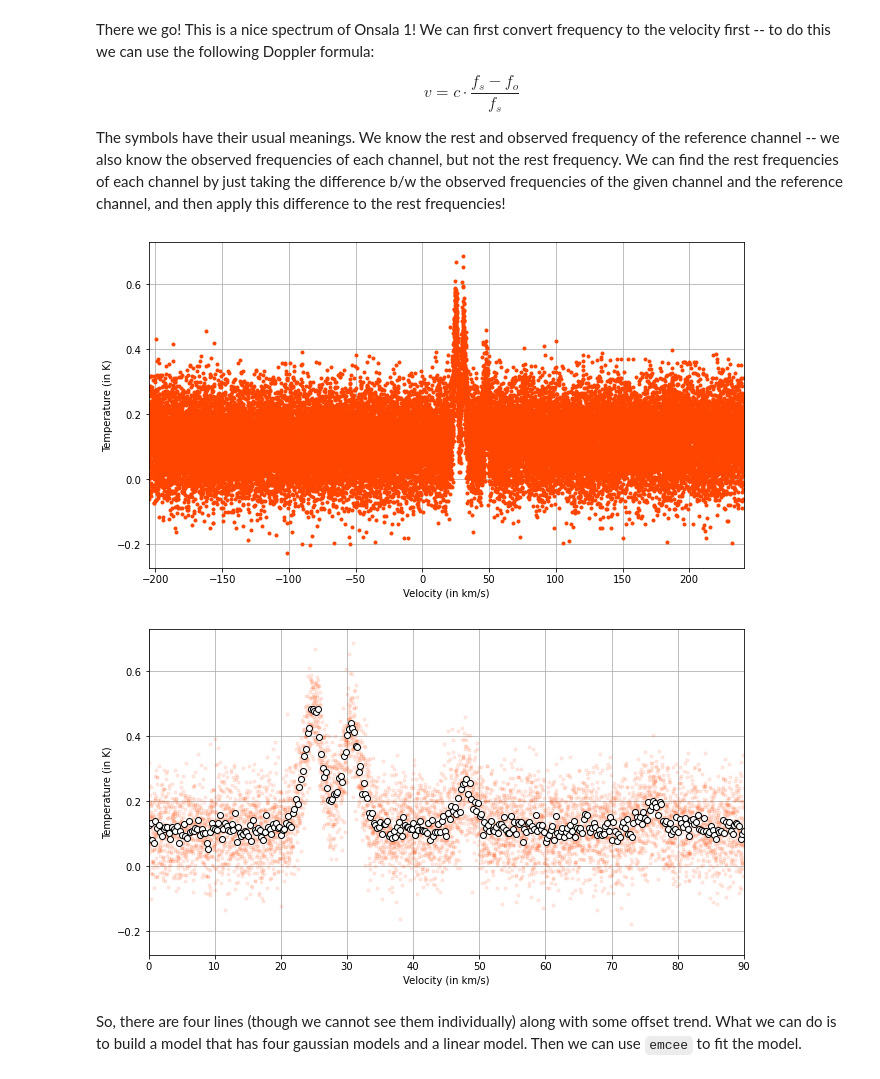
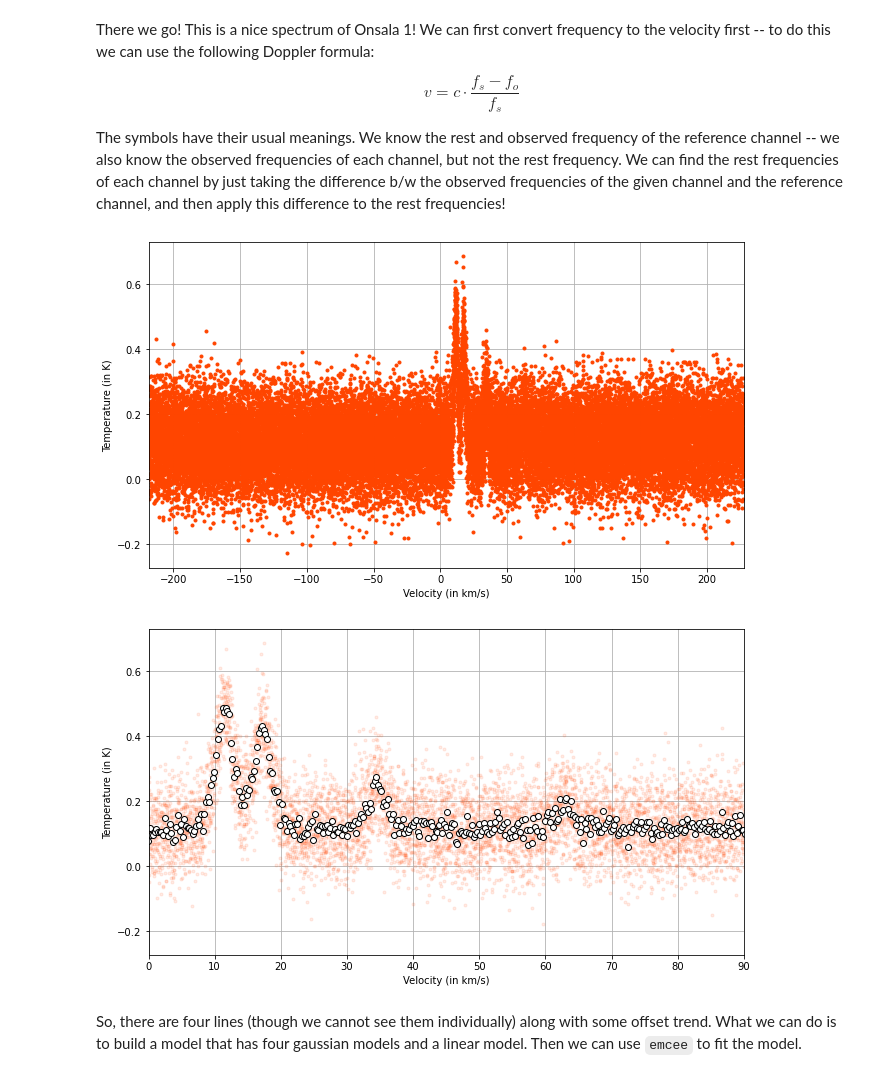
Before and after one commit to Jayshil/xs-oso, a Jupyter notebook: p1.ipynb, the cells around one changed output. Drawn from its saved outputs; the diff is of its cells as text; code cells hidden in the pictures.

```diff
--- a/p1.ipynb
+++ b/p1.ipynb
@@ -94,19 +96,19 @@ The symbols have their usual meanings. We know the rest and observed frequency o
 # %%
 # To find the rest frame frequency
 diff = freq_avg - hdr5['OBSFREQ']
-rest_freq = hdr5['OBSFREQ']#freq_avg + diff
+rest_freq = hdr5['RESTFREQ']#freq_avg + diff
 # To find the velocity of the target!
 velo_avg = con.c.value*(rest_freq - freq_avg)/rest_freq
-velo_avg = velo_avg + hdr5['VLSR'] + hdr5['VELO-GEO'] + hdr5['VELO-HEL']
+velo_avg = velo_avg + hdr5['VLSR']# + hdr5['VELO-GEO'] + hdr5['VELO-HEL']
 # We can plot the results
 plt.figure(figsize=(16/1.5, 9/1.5))
 plt.errorbar(velo_avg/1e3, temp_avg, fmt='.', c='orangered')
 plt.xlabel('Velocity (in km/s)')
 plt.ylabel('Temperature (in K)')
 plt.xlim([np.min(velo_avg/1e3), np.max(velo_avg/1e3)])
 plt.grid()
 # %% [output]
-[figure, old version]
+[figure, new version]
 # %%
 # We can plot the results
 ## Binned data
@@ -119,7 +121,7 @@ plt.ylabel('Temperature (in K)')
 plt.xlim([0, 90])
 plt.grid()
 # %% [output]
-[figure, old version]
+[figure, new version]
 # %% [markdown]
 So, there are four lines (though we cannot see them individually) along with some offset trend. What we can do is to build a model that has four gaussian models and a linear model. Then we can use `emcee` to fit the model.
 # %%
```
Also changed, not shown: parts of 5 cells of this notebook.
